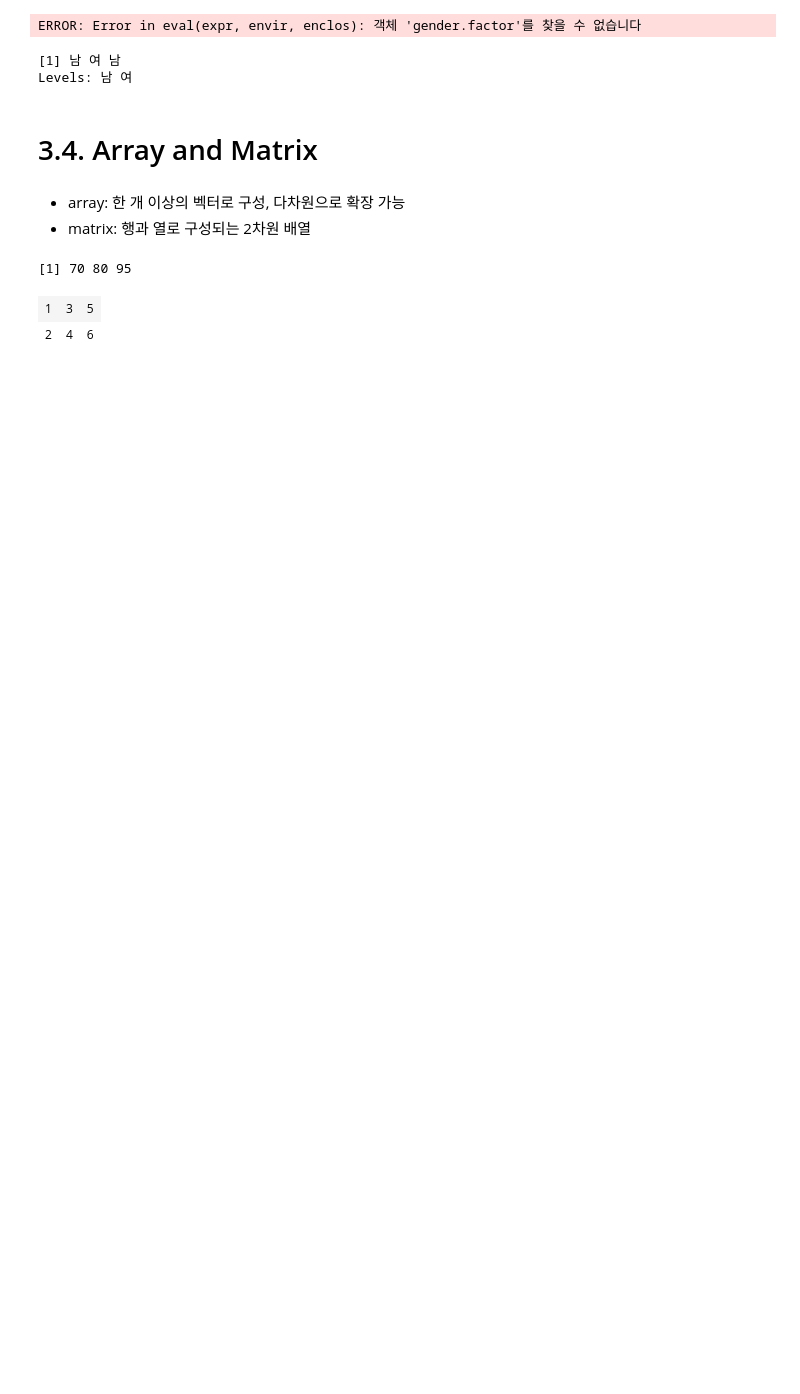
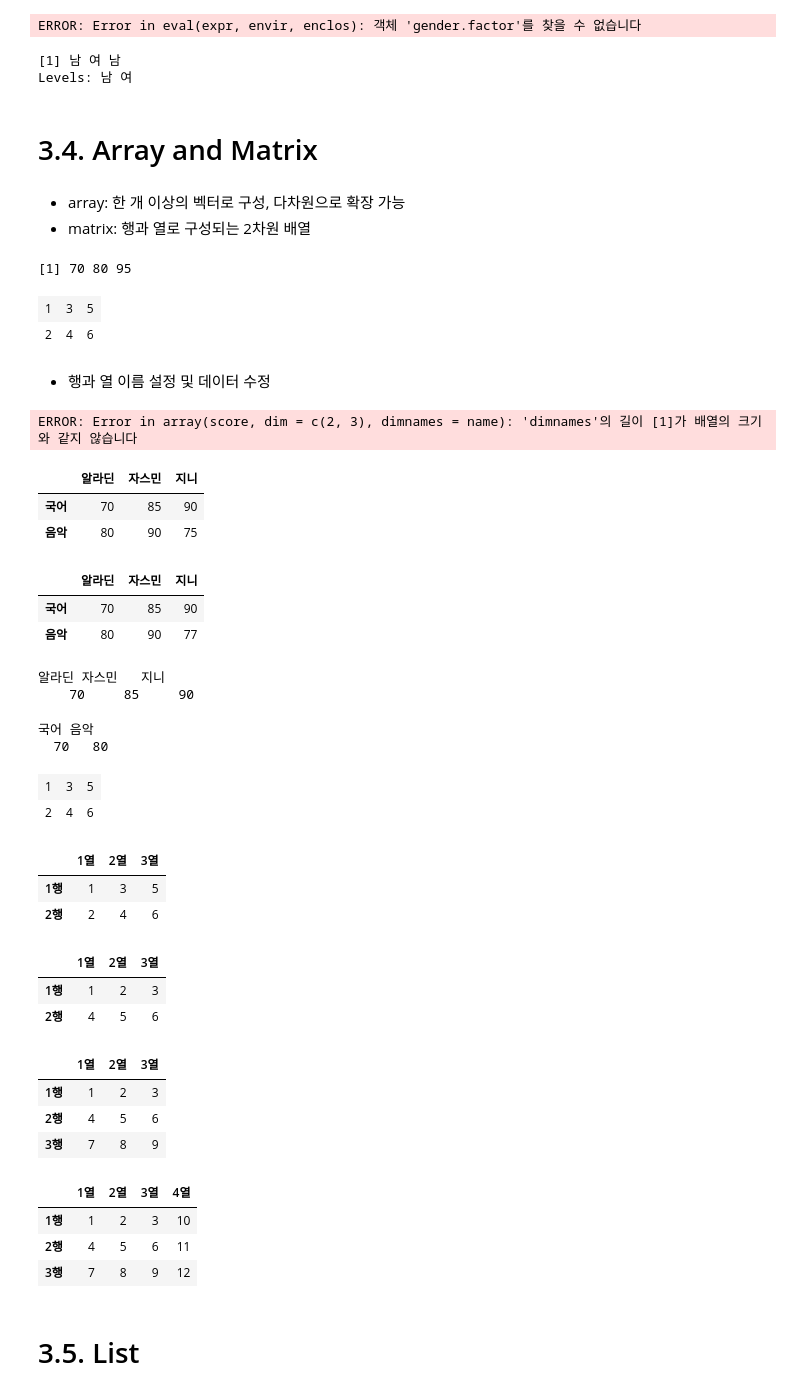
Before and after one commit to DojunPark/R_Programming, a Jupyter notebook: 03_understanding_data_structure.ipynb, the cells around one changed output. Saved outputs shown, nothing was run; the diff lists cells and outputs as text; code cells hidden in the pictures; blank space fills up the shorter version.

```diff
--- a/03_understanding_data_structure.ipynb
+++ b/03_understanding_data_structure.ipynb
@@ -192,3 +192,82 @@ arr
 # %% [output]
 | 1 | 3 | 5 |
 | 2 | 4 | 6 |
+# %% [markdown]
+- 행과 열 이름 설정 및 데이터 수정
+# %%
+name <- list( c("알라딘", "자스민", "지니"), c('국어', "음악"))  # 행과 열의 순서가 바뀌면 이름이 입력되지 않음
+score <- c(70, 80, 85, 90, 90, 75)
+arr <- array(score, dim=c(2, 3), dimnames=name)
+arr
+# %% [output]
+ERROR: Error in array(score, dim = c(2, 3), dimnames = name): 'dimnames'의 길이 [1]가 배열의 크기와 같지 않습니다
+# %%
+name <- list(c('국어', "음악"), c("알라딘", "자스민", "지니")) # 행, 열의 이름 순으로 입력
+score <- c(70, 80, 85, 90, 90, 75)
+arr <- array(score, dim=c(2, 3), dimnames=name)
+arr
+# %% [output]
+|  | 알라딘 | 자스민 | 지니 |
+| 국어 | 70 | 85 | 90 |
+| 음악 | 80 | 90 | 75 |
+# %%
+arr[2,3] <- 77
+arr
+# %% [output]
+|  | 알라딘 | 자스민 | 지니 |
+| 국어 | 70 | 85 | 90 |
+| 음악 | 80 | 90 | 77 |
+# %%
+arr[1, ]   # 1행 출력
+# %% [output]
+알라딘 자스민   지니
+    70     85     90
+# %%
+arr[, 1]   # 1열 출력
+# %% [output]
+국어 음악
+  70   80
+# %%
+name <- list(c("1행", "2행"), c("1열", "2열", "3열"))
+x <- 1:6
+mtx <- matrix(x, nrow=2)  # 벡터 x로 2행의 행렬 생성
+mtx
+# %% [output]
+| 1 | 3 | 5 |
+| 2 | 4 | 6 |
+# %%
+mtx <- matrix(x, nrow=2, dimnames = name)  # 벡터 x로 2행의 행렬 생성
+mtx
+# %% [output]
+|  | 1열 | 2열 | 3열 |
+| 1행 | 1 | 3 | 5 |
+| 2행 | 2 | 4 | 6 |
+# %%
+mtx <- matrix(x, nrow=2, dimnames = name, byrow = TRUE)  # 행을 기준으로 값을 배치
+mtx
+# %% [output]
+|  | 1열 | 2열 | 3열 |
+| 1행 | 1 | 2 | 3 |
+| 2행 | 4 | 5 | 6 |
+# %%
+y <- c(7, 8, 9)
+mtx <- rbind(mtx, y)  # mtx 행렬에 y 벡터를 아래 행에 추가
+rownames(mtx)[3] <- "3행"   # 세번째 행의 이름을 지정
+mtx
+# %% [output]
+|  | 1열 | 2열 | 3열 |
+| 1행 | 1 | 2 | 3 |
+| 2행 | 4 | 5 | 6 |
+| 3행 | 7 | 8 | 9 |
+# %%
+z <- c(10, 11, 12)
+mtx <- cbind(mtx, z)  # mtx 행렬에 z 벡터를 우측 열에 추가
+colnames(mtx)[4] <- "4열"
+mtx
+# %% [output]
+|  | 1열 | 2열 | 3열 | 4열 |
+| 1행 | 1 | 2 | 3 | 10 |
+| 2행 | 4 | 5 | 6 | 11 |
+| 3행 | 7 | 8 | 9 | 12 |
+# %% [markdown]
+# 3.5. List
```
Also changed, not shown: parts of 10 cells of this notebook.
